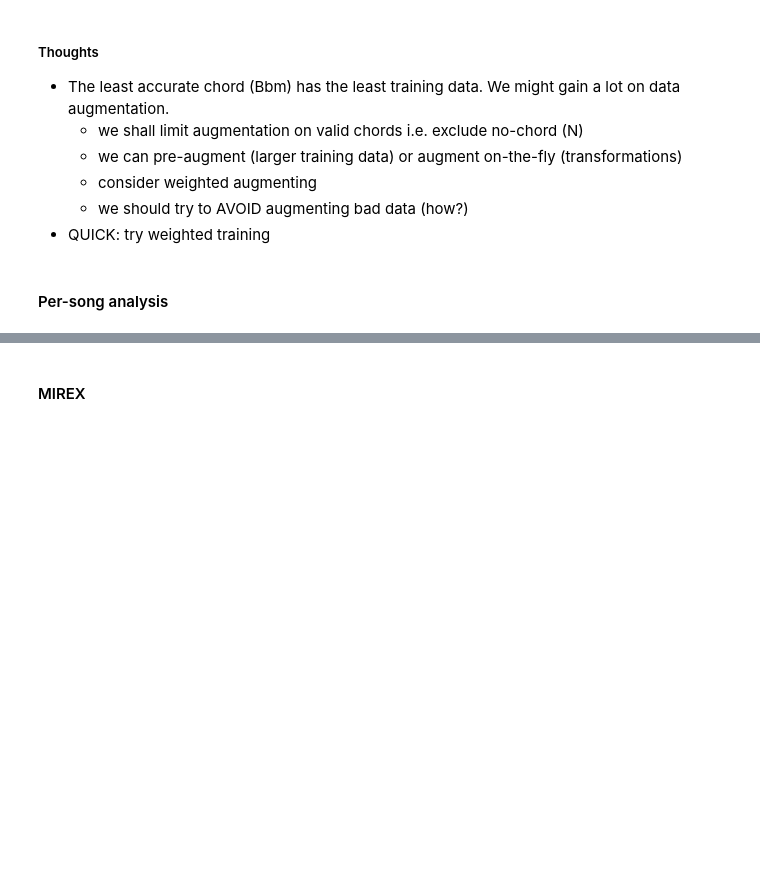
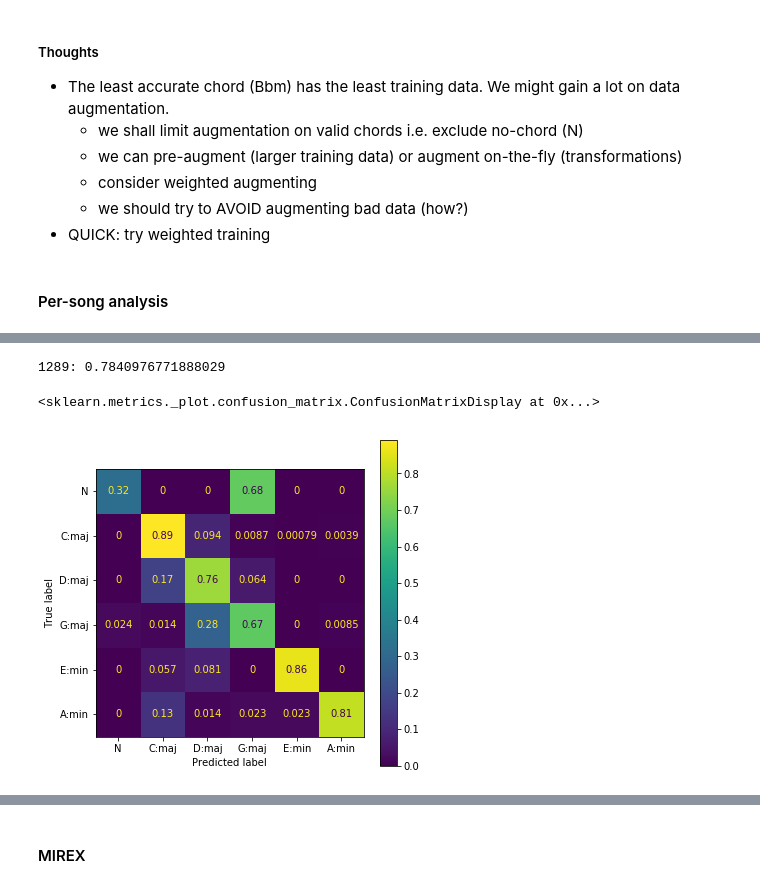
Before and after one commit to cjbayron/autochord, a Jupyter notebook: eval_seq.ipynb, the cells around one changed output, grey strips where cells are left out. Drawn from its saved outputs; the diff is of its cells as text; code cells hidden in the pictures; blank space fills up the shorter version.

```diff
--- a/eval_seq.ipynb
+++ b/eval_seq.ipynb
@@ -222,0 +249,23 @@ summary_df[summary_df['acc'] < 0.75][['name','acc','amb_name','amb_pct','trn_pct
+# %%
+_id = 1289
+
+pred_labels, chord_labels = predict_chords(_id, model)
+acc = accuracy_score(chord_labels, pred_labels)
+print(f'{_id}: {acc}')
+# %% [output]
+1289: 0.7840976771888029
+# %%
+from sklearn.metrics import confusion_matrix, ConfusionMatrixDisplay
+import matplotlib.pyplot as plt
+%matplotlib inline
+
+cm = confusion_matrix(chord_labels, pred_labels, normalize='true')
+chord_classes_index = np.unique([pred_labels, chord_labels])
+chord_classes = [dataloader._MAJMIN_CLASSES[ix] for ix in chord_classes_index]
+
+disp = ConfusionMatrixDisplay(confusion_matrix=cm, display_labels=chord_classes)
+fig, ax = plt.subplots(figsize=(6,6))
+disp.plot(ax=ax)
+# %% [output]
+<sklearn.metrics._plot.confusion_matrix.ConfusionMatrixDisplay at 0x...>
+[figure, added]
```
Also changed, not shown: parts of 8 cells of this notebook.
